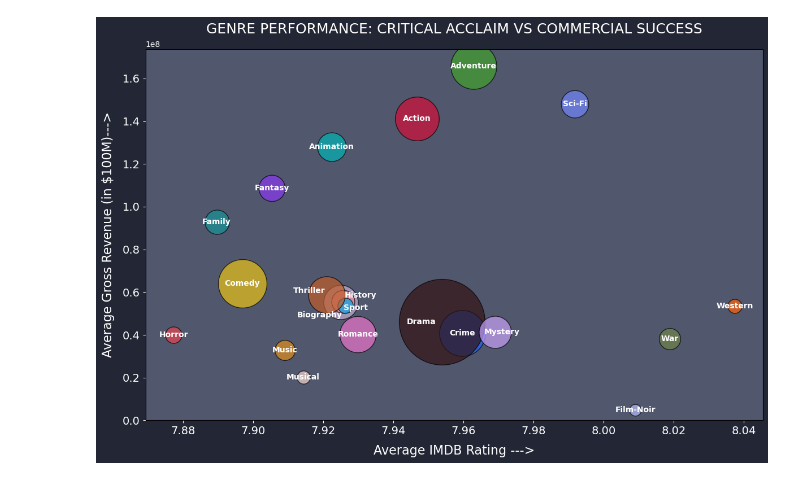
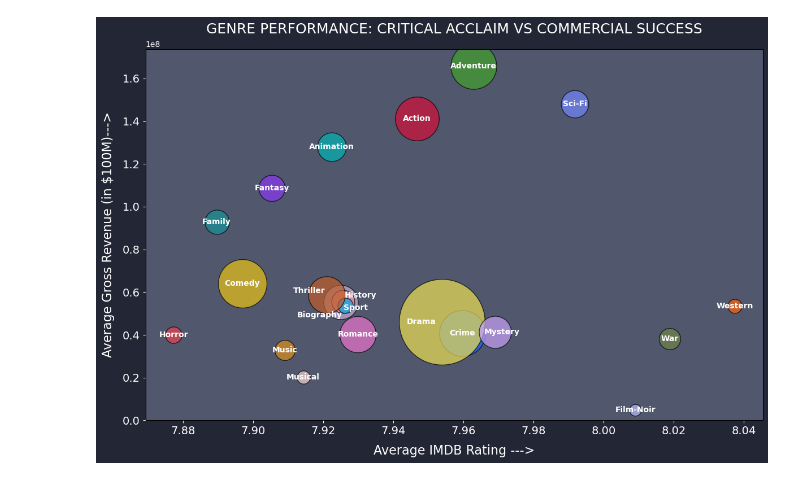
Before and after one commit to k-a-amaljose/Data_Analytics_Pentagon_InsightX, a Jupyter notebook: Data_Analysis_Task_2.ipynb, the cells around one changed output. Drawn from its saved outputs; the diff is of its cells as text; code cells hidden in the pictures.

```diff
--- a/Data_Analysis_Task_2.ipynb
+++ b/Data_Analysis_Task_2.ipynb
@@ -4,38 +4,36 @@ import matplotlib.pyplot as plt
 
 df = pd.read_csv("imdb_top_1000.csv")
 
-df['Genre'] = df['Genre'].astype(str).str.split(', ') # Converts every value in the column into a string type and convert Genre column into a list by splitting on comma
-
+# Cleaning
+df['Genre'] = df['Genre'].astype(str).str.split(', ') # Converts every value in the column into a string type and convert Genre column into a list by splitting on comma.
 df = df.explode('Genre') # Converts a list inside a cell into multiple rows, Create a new row for each genre in a movie.
-
 df['Genre'] = df['Genre'].str.strip() # Removes extra spaces from the beginning and end of each Genre value.
-
 df = df.dropna(subset=['Gross']) # Removes rows where the Gross column has missing (NaN) values (for efficiency).
-
 df['Gross'] = df['Gross'].astype(str).str.replace('[\$,]', '', regex=True) # Converts Gross to string and removes "$" and "," to keep only numbers.
-
 df['Gross'] = pd.to_numeric(df['Gross'], errors='coerce') # Converts the Gross column into numeric (number) type, and if any value cannot be converted, it replaces it with NaN.
 
+# Aggregate
 genre_stats = df.groupby('Genre').agg({
     'IMDB_Rating': 'mean',
     'Gross': 'mean',
     'Series_Title': 'count'
 }).reset_index()        # Group data by Genre and calculate statistics
-
 genre_stats.columns = ['Genre', 'Avg_IMDB', 'Avg_Gross', 'Movie_Count'] # Rename columns for clarity
 
+# Filter
 genre_stats = genre_stats[genre_stats['Movie_Count'] >= 10] # Keeps only those genres that have at least 10 movies in the dataset.
 
+# Visualize and Plotting
 genre_colors = {
     'Action': '#d20f39',
     'Adventure': '#40a02b',
     'Comedy': "#e9c317",
-    'Drama': '#321212',
+    'Drama': '#ecdf54',
     'Sci-Fi': '#7287fd',
     'Horror': '#e64553',
     'Romance': '#ea76cb',
     'Animation': '#00b3b3',
-    'Thriller': '#BF5C28',
+    'Thriller': '#bf5c28',
     'Fantasy': '#8839ef',
     'Crime': '#1e66f5',
     'Mystery': '#c6a0f6',
@@ -44,12 +42,11 @@ genre_colors = {
     'Biography': '#c5b0d5',
     'History': '#ed8796',
     'Sport': '#04a5e5',
-    'War': '#6F8349',
+    'War': '#6f8349',
     'Western': '#fe640b',
     'Film-Noir': '#b7bdf8',
     'Musical': '#f2d5cf'
 }         # Creating a dictionary for color codes for each Genre bubbles
-
 
 y_text_offsets = {
     'Thriller': 2e6,
@@ -68,7 +65,6 @@ x_text_offsets = {
 }          # Creating a dictionary for x position offset values for overlaping Genres
 
 plt.figure(figsize=(12, 8), facecolor='#232634') # Create the plot figure and change the outer bg color
-
 plt.gca().set_facecolor('#51576d') # Change bgcolor of graph
 
 # Draw scatter plot
@@ -78,37 +74,31 @@ for row in genre_stats.itertuples(index=False):
         row.Avg_Gross,                                    # Y-axis values
         s=row.Movie_Count * 20,                           # Bubble size based on count
         alpha=0.7,                                        # For transparency
         edgecolors='#000000',                             # To fix edgecolor
         color=genre_colors.get(row.Genre, 'green')        # fallback color of bubbles
     )
 
 # Add text labels for each genre point
 for row in genre_stats.itertuples(index=False):
     y_offset = y_text_offsets.get(row.Genre, 0)       # Assigning y position offset values to y_offset
     x_offset = x_text_offsets.get(row.Genre, 0)       # Assigning x position offset values to x_offset
     plt.text(
         row.Avg_IMDB+x_offset,               # X position with offset values
         row.Avg_Gross+y_offset,              # Y position with offset values
         row.Genre,                           # Text label
         ha='center',                         # Horizontal alignment
         va='center',                         # Vertical alignment
         fontsize=10,                         # Font size
         color= '#ffffff',                    # Text color
         fontweight='bold'                    # Text type
     )
 
 plt.xlabel("Average IMDB Rating --->", fontsize=16, color='#ffffff', labelpad=10) # Set label for X-axis and formating
-
 plt.ylabel("Average Gross Revenue (in $100M)--->", fontsize=16, color='#ffffff', labelpad=10) # Set label for Y-axis and formating
-
 plt.tick_params(axis='both', colors='#ffffff', labelsize=14) # Changes the appearance of the scale (ticks and numbers) on both axes
-
 plt.title("GENRE PERFORMANCE: CRITICAL ACCLAIM VS COMMERCIAL SUCCESS", fontsize=18, color='#ffffff', pad=20) # Set main title of the plot
-
 plt.tight_layout() # Adjust layout to avoid overlap
-
 plt.ylim(0) # To choose the starting value of Y-axis to margin
-
 plt.show() # Display the plot
 # %% [output]
-[figure, old version]
+[figure, new version]
```
